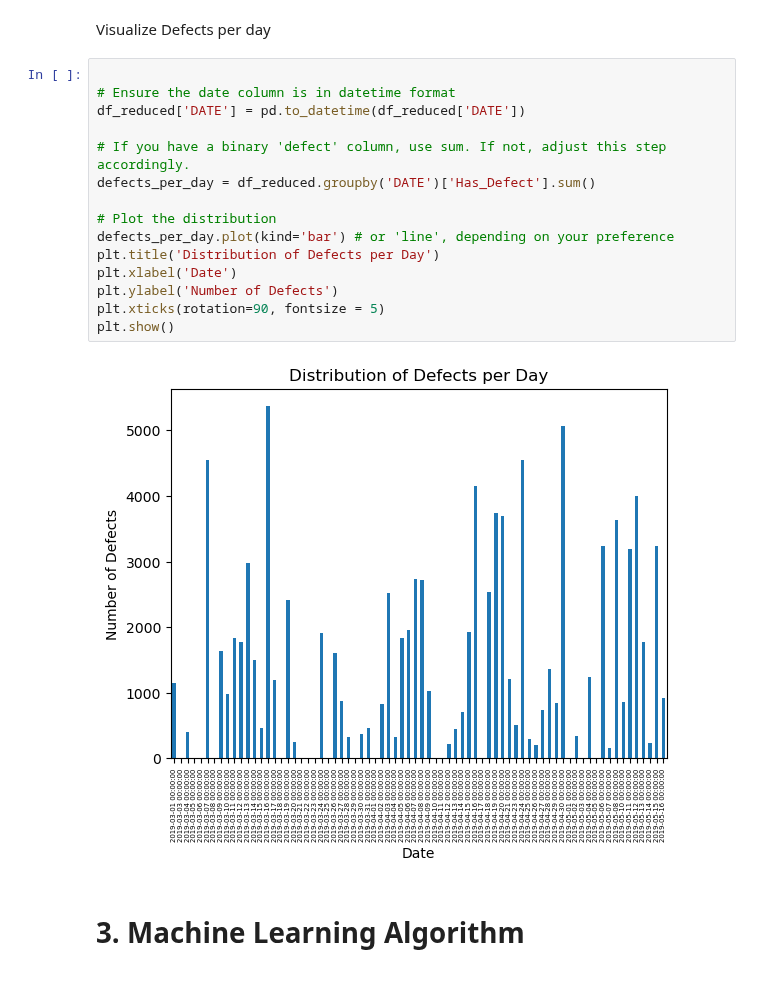
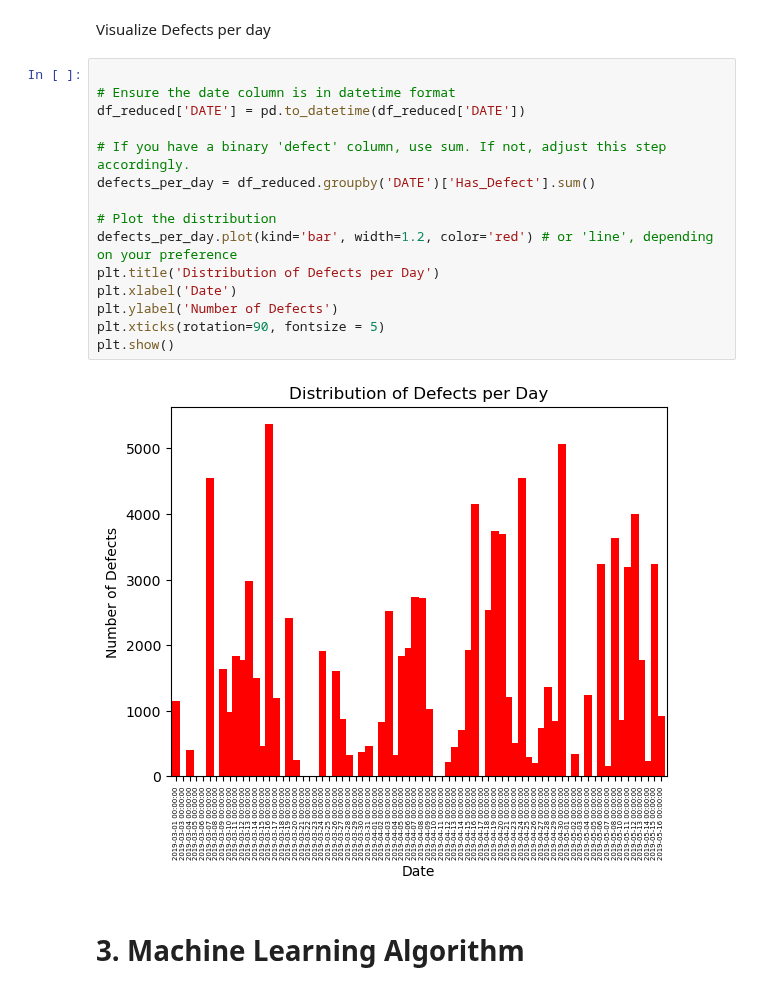
Before and after one commit to simoneassirelli/Machine-Learning-Fieldwork---G3, a Jupyter notebook: code.ipynb, the cells around one changed output. Saved outputs shown, nothing was run; the diff lists cells and outputs as text.

```diff
--- a/code.ipynb
+++ b/code.ipynb
@@ -325,20 +325,20 @@ Visualize Defects per day
 # %%
 
 # Ensure the date column is in datetime format
 df_reduced['DATE'] = pd.to_datetime(df_reduced['DATE'])
 
 # If you have a binary 'defect' column, use sum. If not, adjust this step accordingly.
 defects_per_day = df_reduced.groupby('DATE')['Has_Defect'].sum()
 
 # Plot the distribution
-defects_per_day.plot(kind='bar') # or 'line', depending on your preference
+defects_per_day.plot(kind='bar', width=1.2, color='red') # or 'line', depending on your preference
 plt.title('Distribution of Defects per Day')
 plt.xlabel('Date')
 plt.ylabel('Number of Defects')
 plt.xticks(rotation=90, fontsize = 5)
 plt.show()
 # %% [output]
-[figure, old version]
+[figure, new version]
 # %% [markdown]
 # 3. Machine Learning Algorithm
 # %% [markdown]
```
